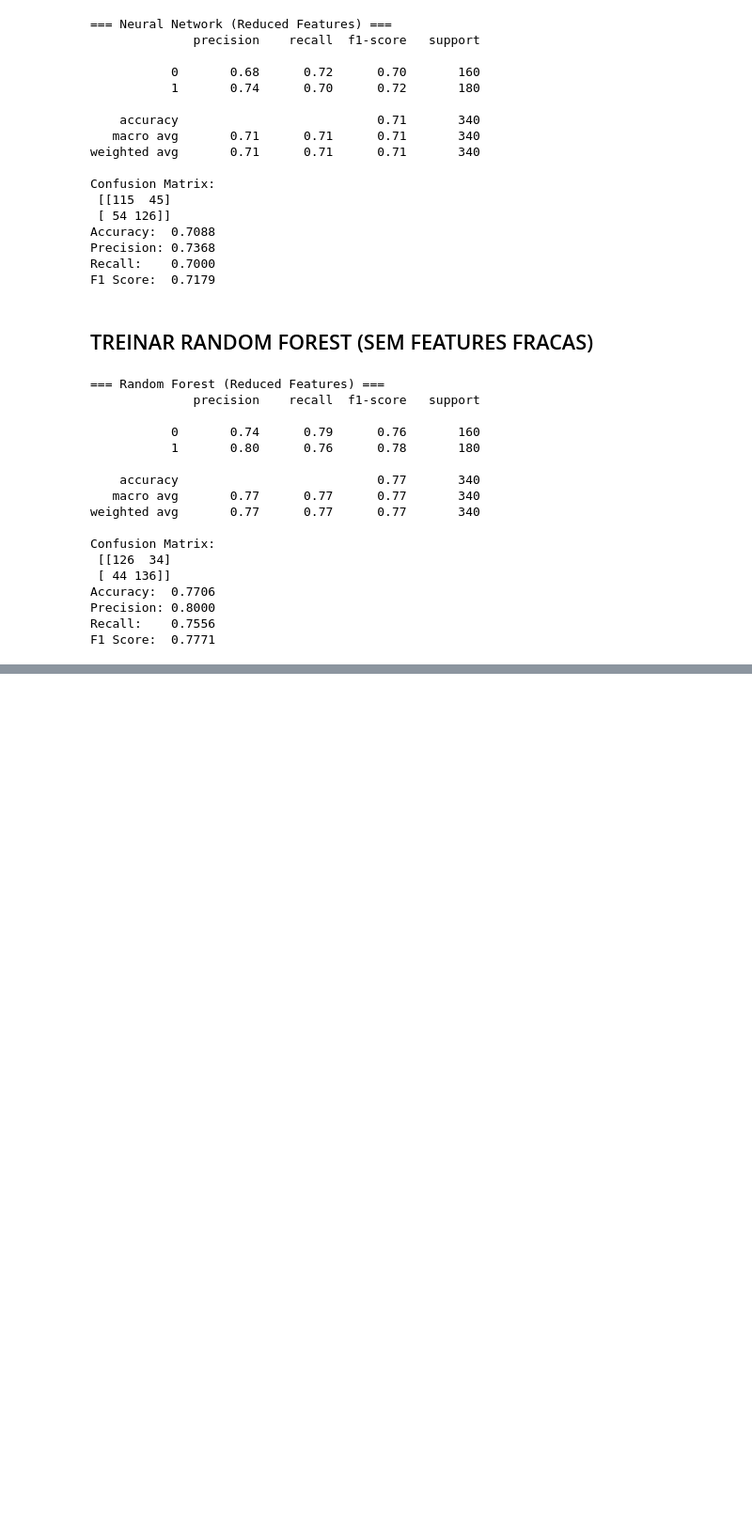
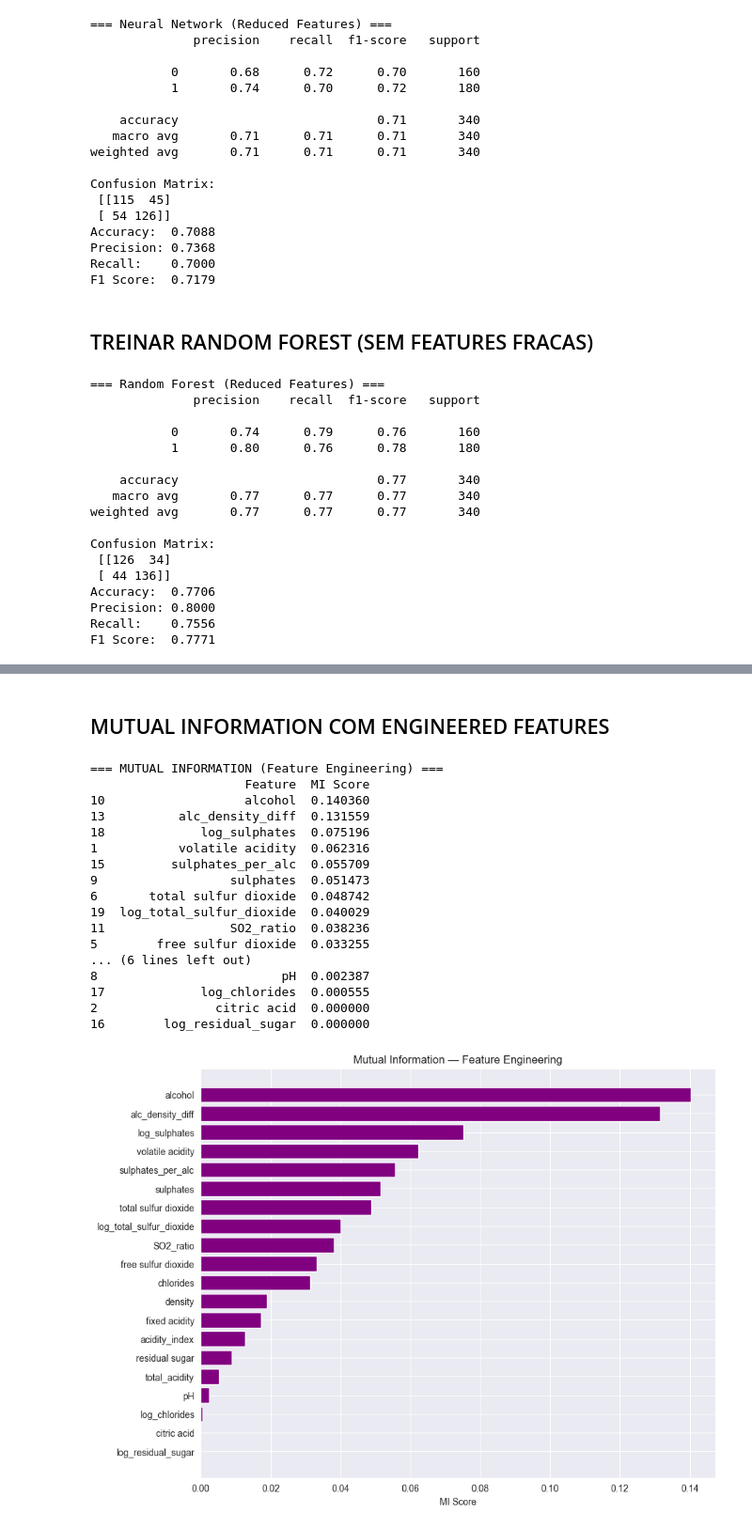
Before and after one commit to tomasgferreira06/ML_TP, a Jupyter notebook: projetoML.ipynb, the cells around one changed output, grey strips where cells are left out. Shown at 94% size. Drawn from its saved outputs; the diff is of its cells as text; code cells hidden in the pictures; blank space fills up the shorter version.

```diff
--- a/projetoML.ipynb
+++ b/projetoML.ipynb
@@ -792,0 +958,47 @@ F1 Score:  0.7771
+# %% [markdown]
+## MUTUAL INFORMATION COM ENGINEERED FEATURES
+# %%
+## MUTUAL INFORMATION — Feature Engineering
+
+from sklearn.feature_selection import mutual_info_classif
+import pandas as pd
+import matplotlib.pyplot as plt
+
+# Calcular MI
+mi_scores_fe = mutual_info_classif(X_fe, y_fe, random_state=42)
+
+# Criar DataFrame ordenado
+mi_df_fe = pd.DataFrame({
+    'Feature': X_fe.columns,
+    'MI Score': mi_scores_fe
+}).sort_values(by="MI Score", ascending=False)
+
+print("=== MUTUAL INFORMATION (Feature Engineering) ===")
+print(mi_df_fe)
+
+# Gráfico
+plt.figure(figsize=(10, 8))
+plt.barh(mi_df_fe['Feature'], mi_df_fe['MI Score'], color='purple')
+plt.gca().invert_yaxis()
+plt.title("Mutual Information — Feature Engineering")
+plt.xlabel("MI Score")
+plt.show()
+# %% [output]
+=== MUTUAL INFORMATION (Feature Engineering) ===
+                     Feature  MI Score
+10                   alcohol  0.140360
+13          alc_density_diff  0.131559
+18             log_sulphates  0.075196
+1           volatile acidity  0.062316
+15         sulphates_per_alc  0.055709
+9                  sulphates  0.051473
+6       total sulfur dioxide  0.048742
+19  log_total_sulfur_dioxide  0.040029
+11                 SO2_ratio  0.038236
+5        free sulfur dioxide  0.033255
+... (6 lines left out)
+8                         pH  0.002387
+17             log_chlorides  0.000555
+2                citric acid  0.000000
+16        log_residual_sugar  0.000000
+[figure, added]
```
Also changed, not shown: parts of 25 cells of this notebook.
